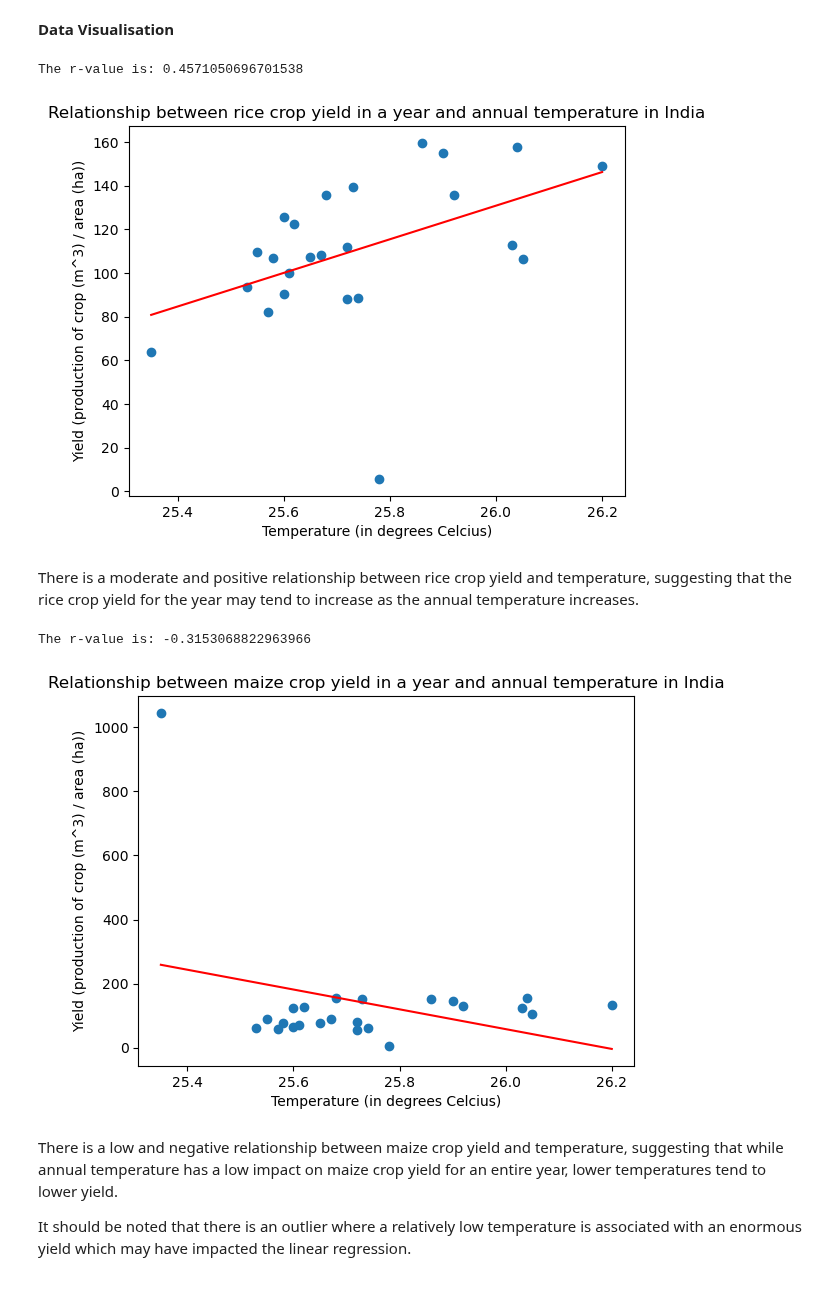
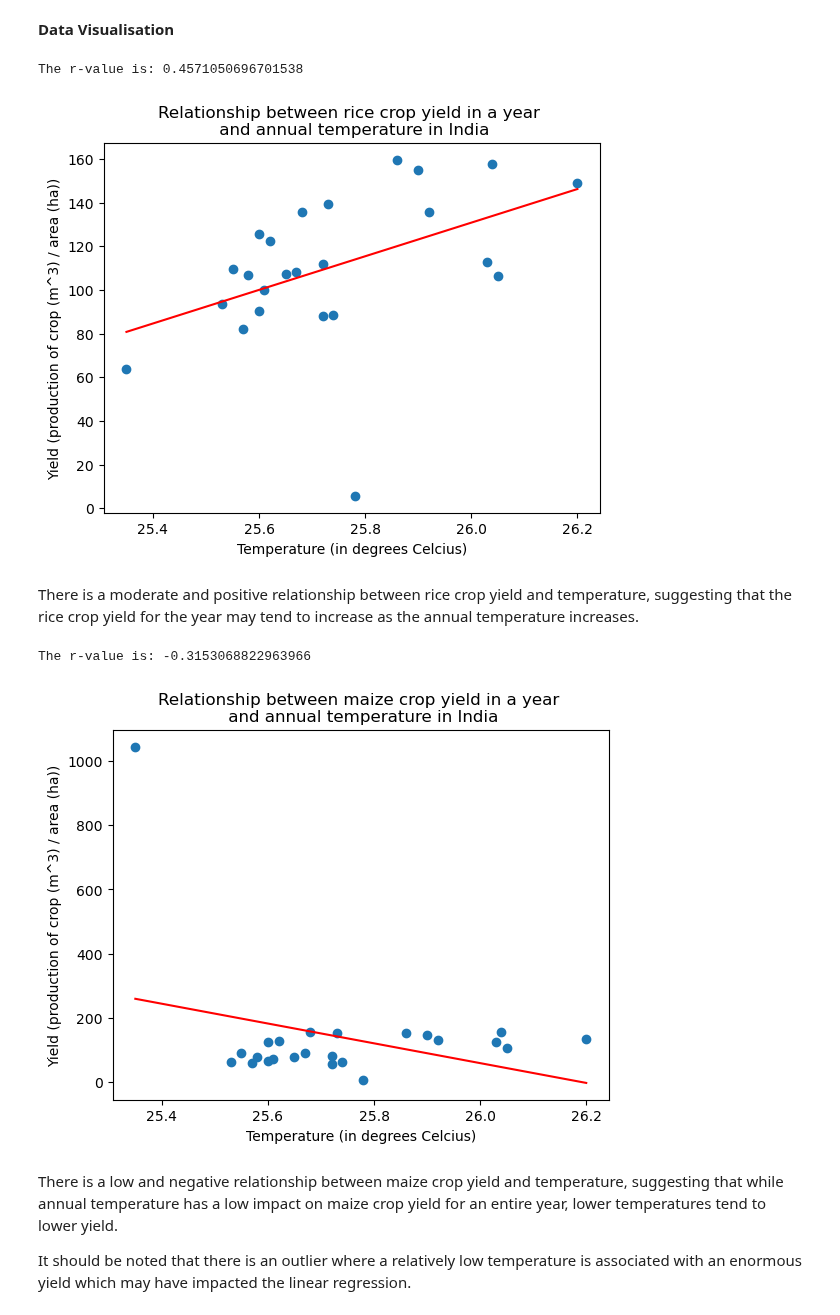
Before and after one commit to falconpunch082/da_bc-proj1, a Jupyter notebook: temperature_analysis.ipynb, the cells around one changed output. Drawn from its saved outputs; the diff is of its cells as text; code cells hidden in the pictures.

```diff
--- a/temperature_analysis.ipynb
+++ b/temperature_analysis.ipynb
@@ -176,19 +177,19 @@ def lin_reg(x, y):
 # %%
 # Rice vs. Temperature visualisation
 rice_temp['Annual Temp'] = rice_temp['Annual Temp'].astype('float')
 rice_temp['Yield'] = rice_temp['Yield'].astype('float')
 regress_values, line_eq, rvalue = lin_reg(rice_temp['Annual Temp'], rice_temp['Yield'])
 plt.scatter(rice_temp['Annual Temp'], rice_temp['Yield'])
 plt.plot(rice_temp['Annual Temp'], regress_values, "r-")
-plt.title("Relationship between rice crop yield in a year and annual temperature in India")
+plt.title("Relationship between rice crop yield in a year \n and annual temperature in India")
 plt.xlabel("Temperature (in degrees Celcius)")
 plt.ylabel("Yield (production of crop (m^3) / area (ha))")
 print(f"The r-value is: {rvalue}")
 plt.savefig("output/rice_yield_temp.png")
 plt.show()
 # %% [output]
 The r-value is: 0.4571050696701538
-[figure, old version]
+[figure, new version]
 # %% [markdown]
 There is a moderate and positive relationship between rice crop yield and temperature, suggesting that the rice crop yield for the year may tend to increase as the annual temperature increases.
 # %%
@@ -198,7 +199,7 @@ maize_temp['Yield'] = maize_temp['Yield'].astype('float')
 regress_values, line_eq, rvalue = lin_reg(maize_temp['Annual Temp'], maize_temp['Yield'])
 plt.scatter(maize_temp['Annual Temp'], maize_temp['Yield'])
 plt.plot(maize_temp['Annual Temp'], regress_values, "r-")
-plt.title("Relationship between maize crop yield in a year and annual temperature in India")
+plt.title("Relationship between maize crop yield in a year \n and annual temperature in India")
 plt.xlabel("Temperature (in degrees Celcius)")
 plt.ylabel("Yield (production of crop (m^3) / area (ha))")
 print(f"The r-value is: {rvalue}")
@@ -206,7 +207,7 @@ plt.savefig("output/maize_yield_temp.png")
 plt.show()
 # %% [output]
 The r-value is: -0.3153068822963966
-[figure, old version]
+[figure, new version]
 # %% [markdown]
 There is a low and negative relationship between maize crop yield and temperature, suggesting that while annual temperature has a low impact on maize crop yield for an entire year, lower temperatures tend to lower yield.
 
```
Also changed, not shown: parts of 4 cells of this notebook, 5 other files.
